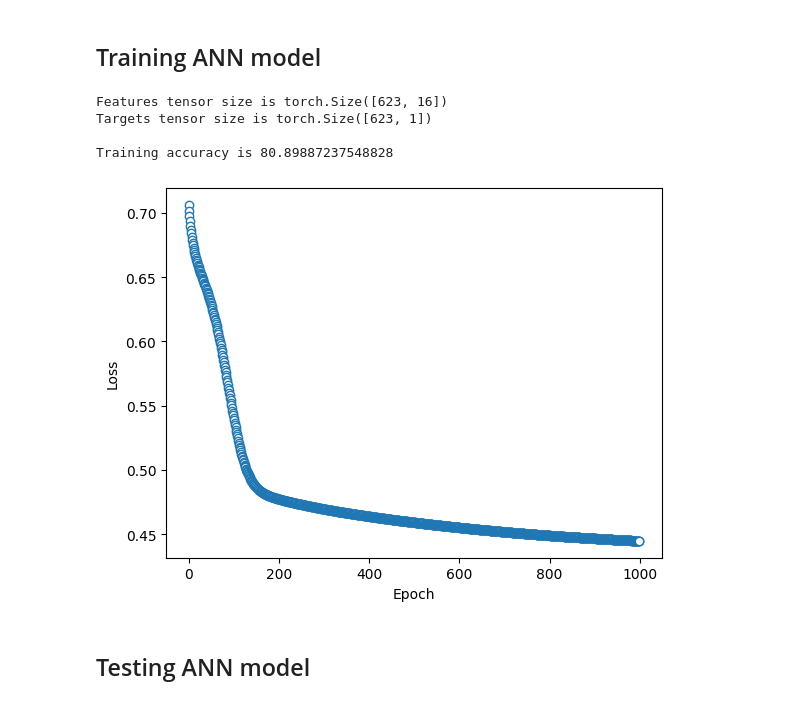
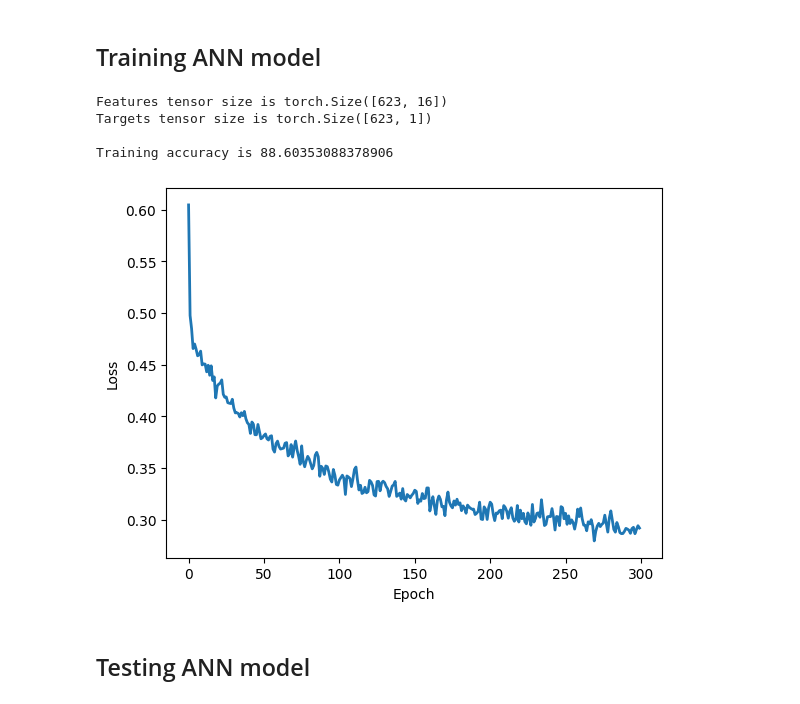
Before and after one commit to iliya1984/DevML, a Jupyter notebook: Titanic/titanic_train_dl_model.ipynb, the cells around one changed output. Cells and saved outputs as stored; diff of their text form; code cells hidden in the pictures.

```diff
--- a/Titanic/titanic_train_dl_model.ipynb
+++ b/Titanic/titanic_train_dl_model.ipynb
@@ -683,21 +684,32 @@ class TitanicNetTraining:
         print(f'Features tensor size is {train_tensor.size()}')
         print(f'Targets tensor size is {targets_tensor.size()}\n')
 
+        train_dataset = TensorDataset(train_tensor,targets_tensor)
+        batchsize    = 16
+        train_loader = DataLoader(train_dataset, batch_size=batchsize, shuffle=True, drop_last=True)
+
         losses = torch.zeros(self.epochs)
         for epochi in range(self.epochs):
 
-            #Forward step
-            predictions = self.model(train_tensor)
+            batchAcc  = []
+            batchLoss = []
 
-            #Calculation loss
-            loss = self.loss_method(predictions, targets_tensor)
-            losses[epochi] = loss
+            # loop over training data batches
+            for X, y in train_loader:
 
-            #Backward step
-            self.optimizer.zero_grad()
-            loss.backward()
-            self.optimizer.step()
+                #Forward step
+                predictions = self.model(X)
 
+                #Calculation loss
+                loss = self.loss_method(predictions, y)
+                batchLoss.append(loss.item())
+
+                #Backward step
+                self.optimizer.zero_grad()
+                loss.backward()
+                self.optimizer.step()
+
+            losses[epochi] = np.mean(batchLoss)
         predictions = self.model(train_tensor)
         accuracy = 100 * torch.mean(((predictions > .5) == targets_tensor).float())
 
@@ -715,7 +727,7 @@ class TitanicNet(nn.Module):
         self.input = nn.Linear(input_layer_size, hidden_layer_size)
 
         #Hidden layers
-        self.hidden = nn.Linear(hidden_layer_size, hidden_layer_size)
+        self.hidden = [nn.Linear(hidden_layer_size, hidden_layer_size)]
 
         #Output layer
         self.output = nn.Linear(hidden_layer_size, 1)
@@ -725,8 +737,9 @@ class TitanicNet(nn.Module):
         data = self.input(x_train)
         data = F.relu(data)
 
-        data = self.hidden(data)
-        data = F.relu(data)
+        for hidden_layer in self.hidden:
+            data = hidden_layer(data)
+            data = F.relu(data)
 
         data = self.output(data)
         result = torch.sigmoid(data)
@@ -735,24 +748,24 @@ class TitanicNet(nn.Module):
 # %%
 model = TitanicNet(ann_config)
 loss_method = nn.BCELoss() #Alternativly use BCEWithLogitsLoss
-optimizer = torch.optim.SGD(model.parameters(), lr=ann_config['learning_rate'])
+optimizer = torch.optim.Adam(model.parameters(), lr=ann_config['learning_rate'])
 
 model_training = TitanicNetTraining(ann_config, model, loss_method, optimizer)
 
 losses, predictions, accuracy = model_training.execute(x_train_scalled, y_train)
 
 print(f'Training accuracy is {accuracy}')
-plt.plot(losses.detach(), 'o', markerfacecolor='w', linewidth=.1)
+plt.plot(losses.detach(), markerfacecolor='w', linewidth=2)
 plt.xlabel('Epoch'), plt.ylabel('Loss')
 plt.show()
 # %% [output]
 Features tensor size is torch.Size([623, 16])
 Targets tensor size is torch.Size([623, 1])
 
-Training accuracy is 80.89887237548828
+Training accuracy is 88.60353088378906
-[figure, old version]
+[figure, new version]
-# %% [markdown]
-## Testing ANN model
+# %% [markdown]
+## Testing ANN model
 # %%
 targets_df = pd.DataFrame(y_test.tolist(), columns=[target_name])
 test_tensor = torch.tensor(x_test_scalled.values).float()
```
Also changed, not shown: parts of 3 cells of this notebook.
